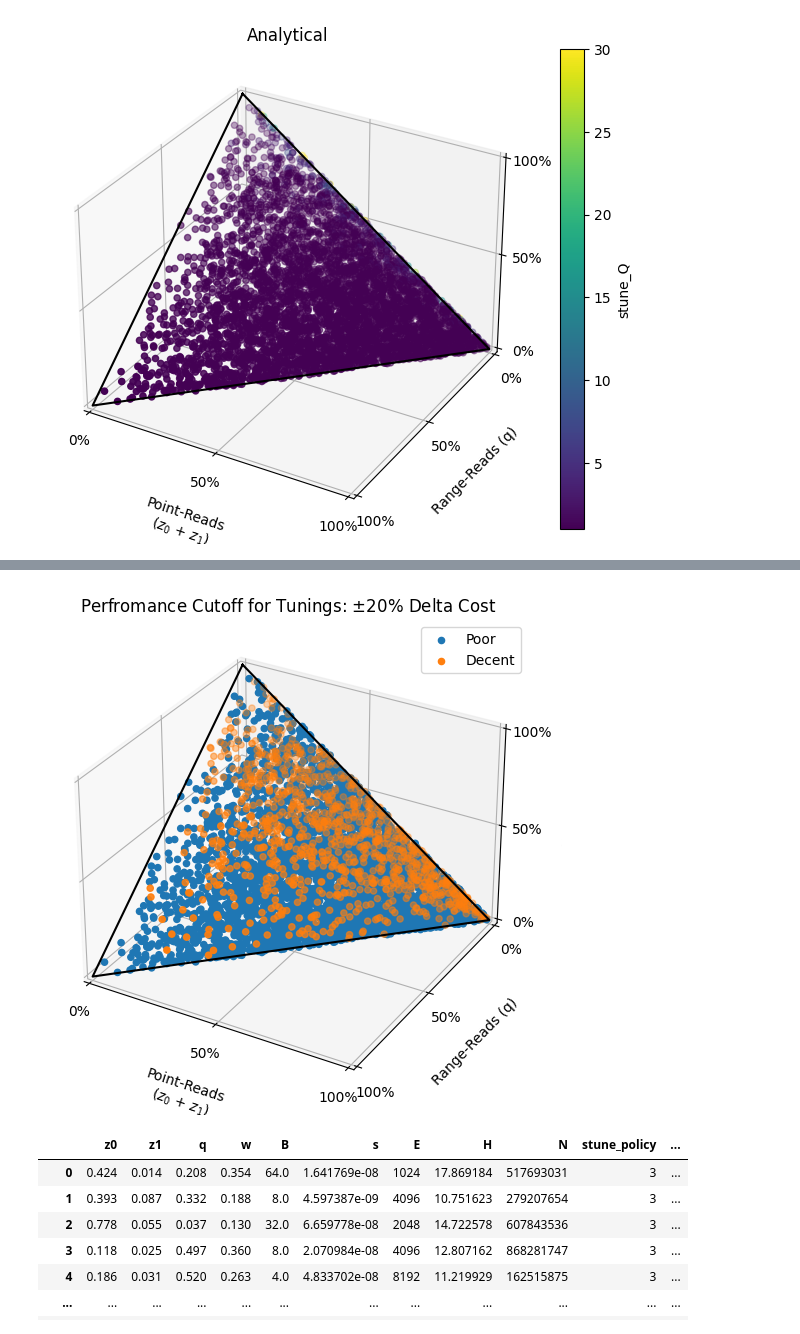
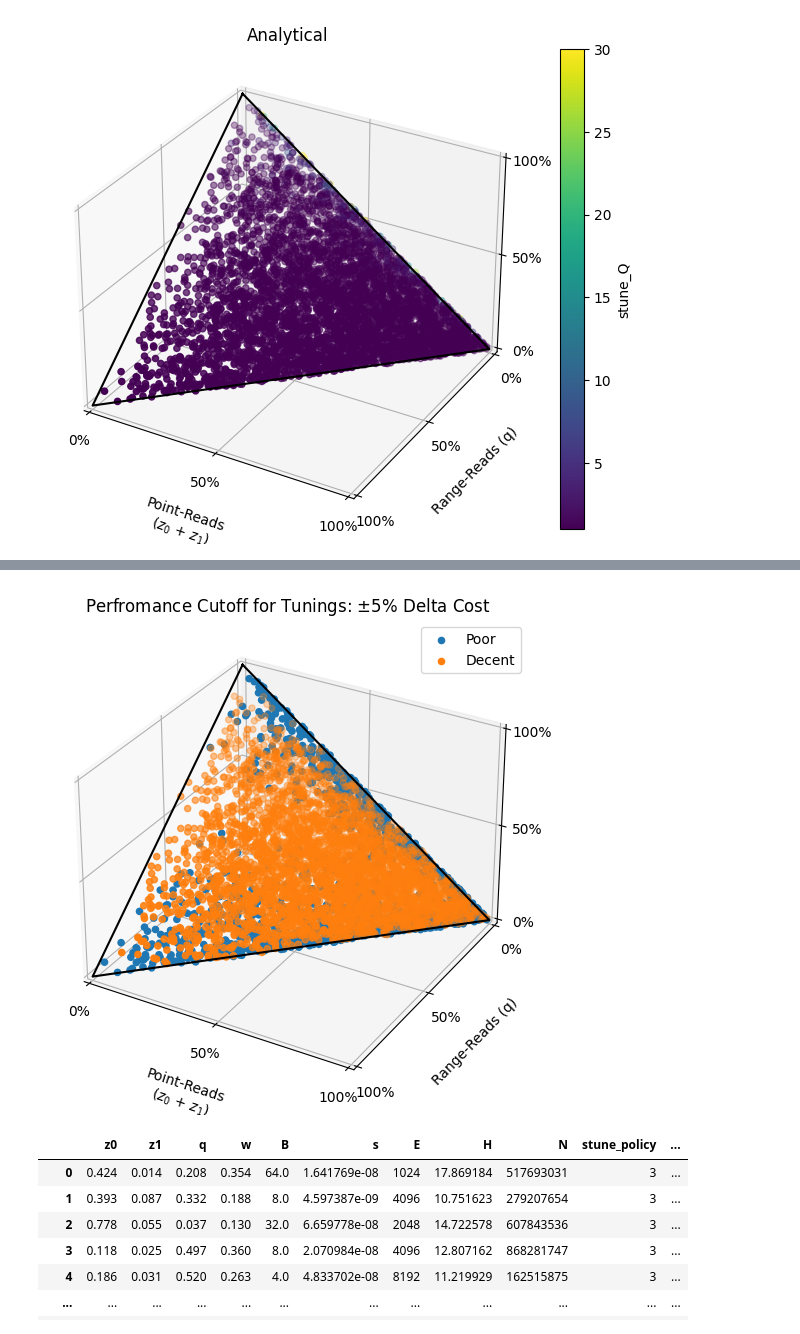
Before and after one commit to ephoris/endure-jupyter, a Jupyter notebook: experiments/01_ltune_eval.ipynb, the cells around one changed output, grey strips where cells are left out. Saved outputs shown, nothing was run; the diff lists cells and outputs as text; code cells hidden in the pictures.

```diff
--- a/experiments/01_ltune_eval.ipynb
+++ b/experiments/01_ltune_eval.ipynb
@@ -272,28 +272,28 @@ plt.show()
 # %%
 fig = plt.figure()
 ax = Axes3D(fig, auto_add_to_figure=False, computed_zorder=False)
 fig.add_axes(ax)
 ax.set_xlim3d(0, 1), ax.set_ylim3d(1, 0), ax.set_zlim3d(0, 1)
 ax.set_xticks([0, 0.5, 1]), ax.set_yticks([0, 0.5, 1]), ax.set_zticks([0, 0.5, 1])
 ax.xaxis.set_major_formatter(mtick.PercentFormatter(1.0))
 ax.yaxis.set_major_formatter(mtick.PercentFormatter(1.0))
 ax.zaxis.set_major_formatter(mtick.PercentFormatter(1.0))
 edge = ax.plot([0, 1, 0, 0], [0, 0, 1, 0], [1, 0, 0, 1], color='black', zorder=3)
 
 ax.set_xlabel('Point-Reads\n($z_0$ + $z_1$)', labelpad=15)
 ax.set_ylabel('Range-Reads (q)', labelpad=10)
 ax.set_zlabel('Writes (w)', labelpad=10)
 
-cutoff = (0.20)
+cutoff = (0.05)
 groupa = table[(table['delta_cost'] > -cutoff) & (table['delta_cost'] < cutoff)]
 groupb = table[(table['delta_cost'] < -cutoff) | (table['delta_cost'] > cutoff)]
 ax.scatter(groupb['z0'] + groupb['z1'], groupb['q'], groupb['w'], label='Poor', alpha=1)
 ax.scatter(groupa['z0'] + groupa['z1'], groupa['q'], groupa['w'], label='Decent')
 ax.set_title(f'Perfromance Cutoff for Tunings: $\pm${cutoff:.0%} Delta Cost')
 ax.legend()
 plt.show()
 # %% [output]
-[figure, old version]
+[figure, new version]
 # %%
 table
 # %% [output]
```
Also changed, not shown: parts of 13 cells of this notebook.
